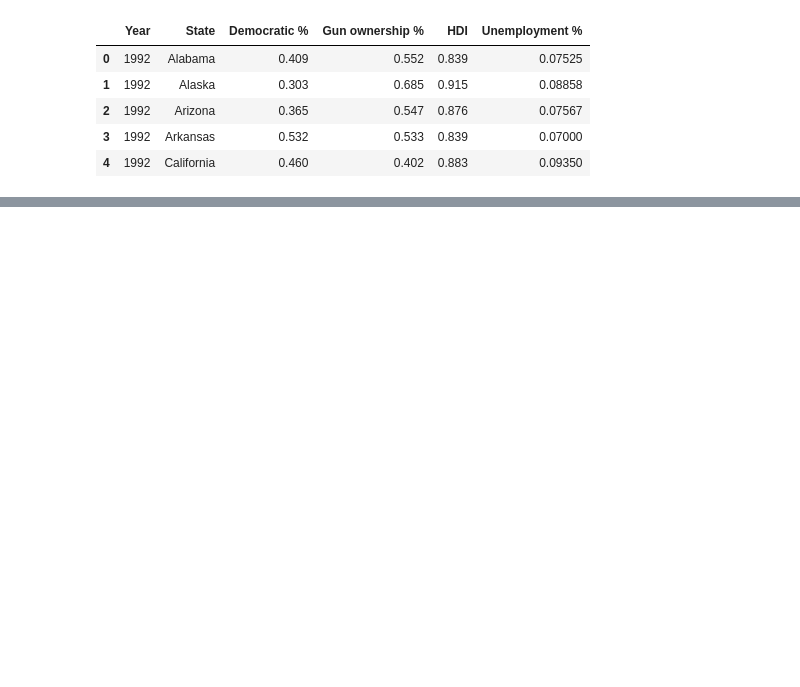
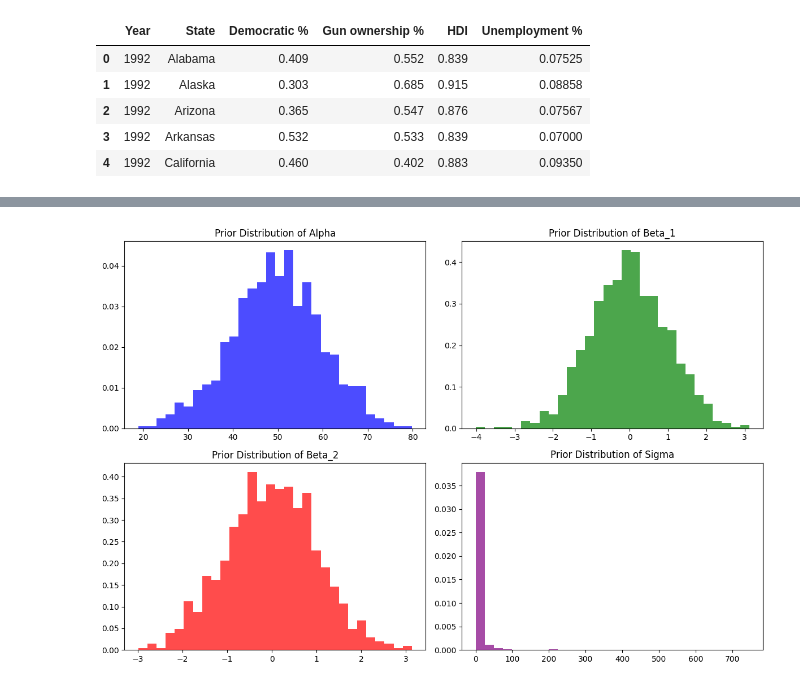
Before and after one commit to SzczypekJ/Predicting-USA-presidential-elections, a Jupyter notebook: first_model.ipynb, the cells around one changed output, grey strips where cells are left out. Drawn from its saved outputs; the diff is of its cells as text; code cells hidden in the pictures; blank space fills up the shorter version.

Commit message:
priors

```diff
--- a/first_model.ipynb
+++ b/first_model.ipynb
@@ -169,0 +224,35 @@ plt.show()
+# %%
+import numpy as np
+import matplotlib.pyplot as plt
+
+# Simulate parameter values from the priors
+n_samples = 1000
+alpha_prior = np.random.normal(50, 10, n_samples)
+beta_1_prior = np.random.normal(0, 1, n_samples)
+beta_2_prior = np.random.normal(0, 1, n_samples)
+sigma_prior = np.random.standard_cauchy(n_samples) * 2
+sigma_prior = sigma_prior[sigma_prior > 0]  # Keep only positive values
+
+# Plot the distributions of the simulated prior values
+plt.figure(figsize=(12, 8))
+
+plt.subplot(2, 2, 1)
+plt.hist(alpha_prior, bins=30, density=True, alpha=0.7, color='blue')
+plt.title('Prior Distribution of Alpha')
+
+plt.subplot(2, 2, 2)
+plt.hist(beta_1_prior, bins=30, density=True, alpha=0.7, color='green')
+plt.title('Prior Distribution of Beta_1')
+
+plt.subplot(2, 2, 3)
+plt.hist(beta_2_prior, bins=30, density=True, alpha=0.7, color='red')
+plt.title('Prior Distribution of Beta_2')
+
+plt.subplot(2, 2, 4)
+plt.hist(sigma_prior, bins=30, density=True, alpha=0.7, color='purple')
+plt.title('Prior Distribution of Sigma')
+
+plt.tight_layout()
+plt.show()
+# %% [output]
+[figure, added]
```
Also changed, not shown: parts of 9 cells of this notebook, 7 other files.
